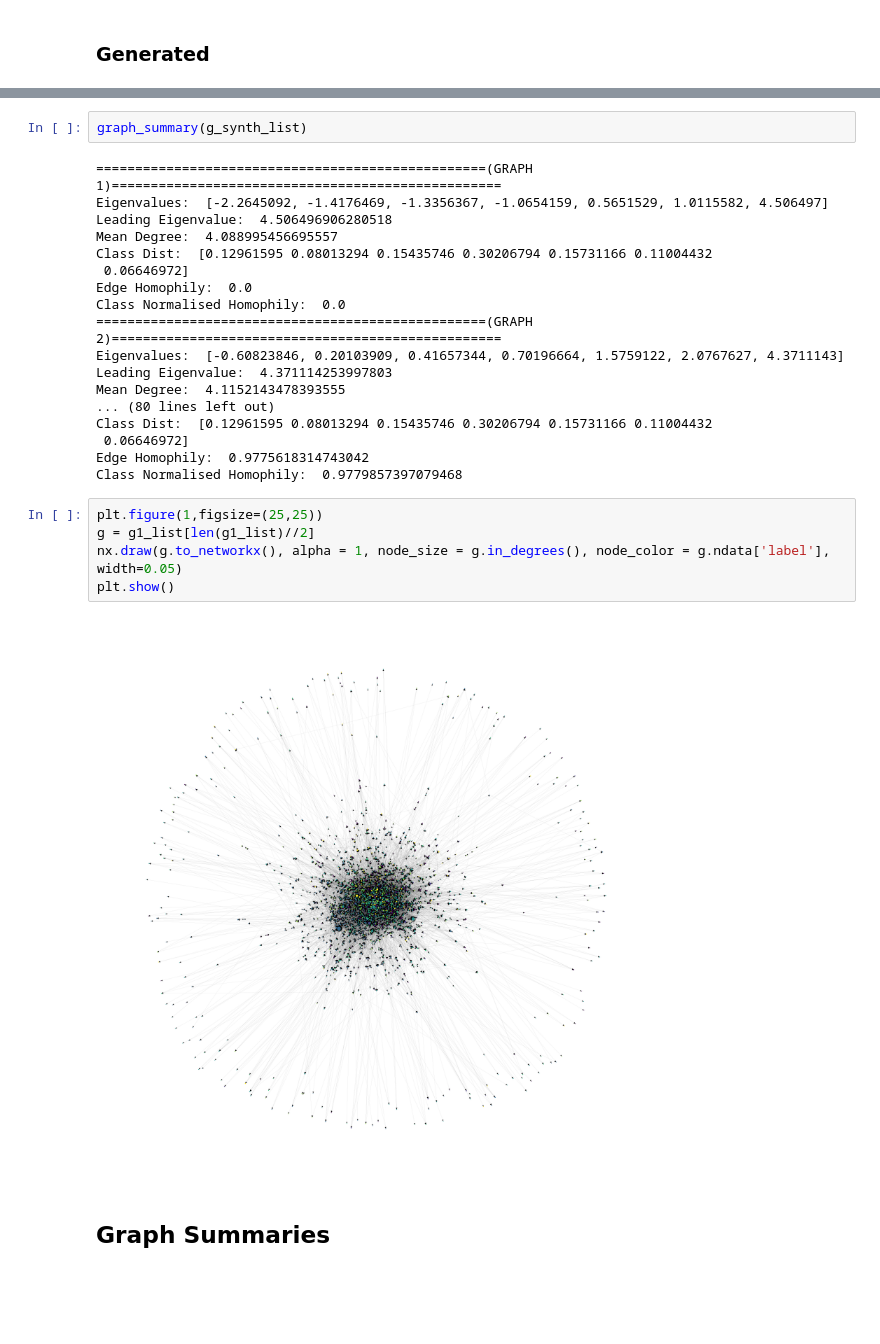
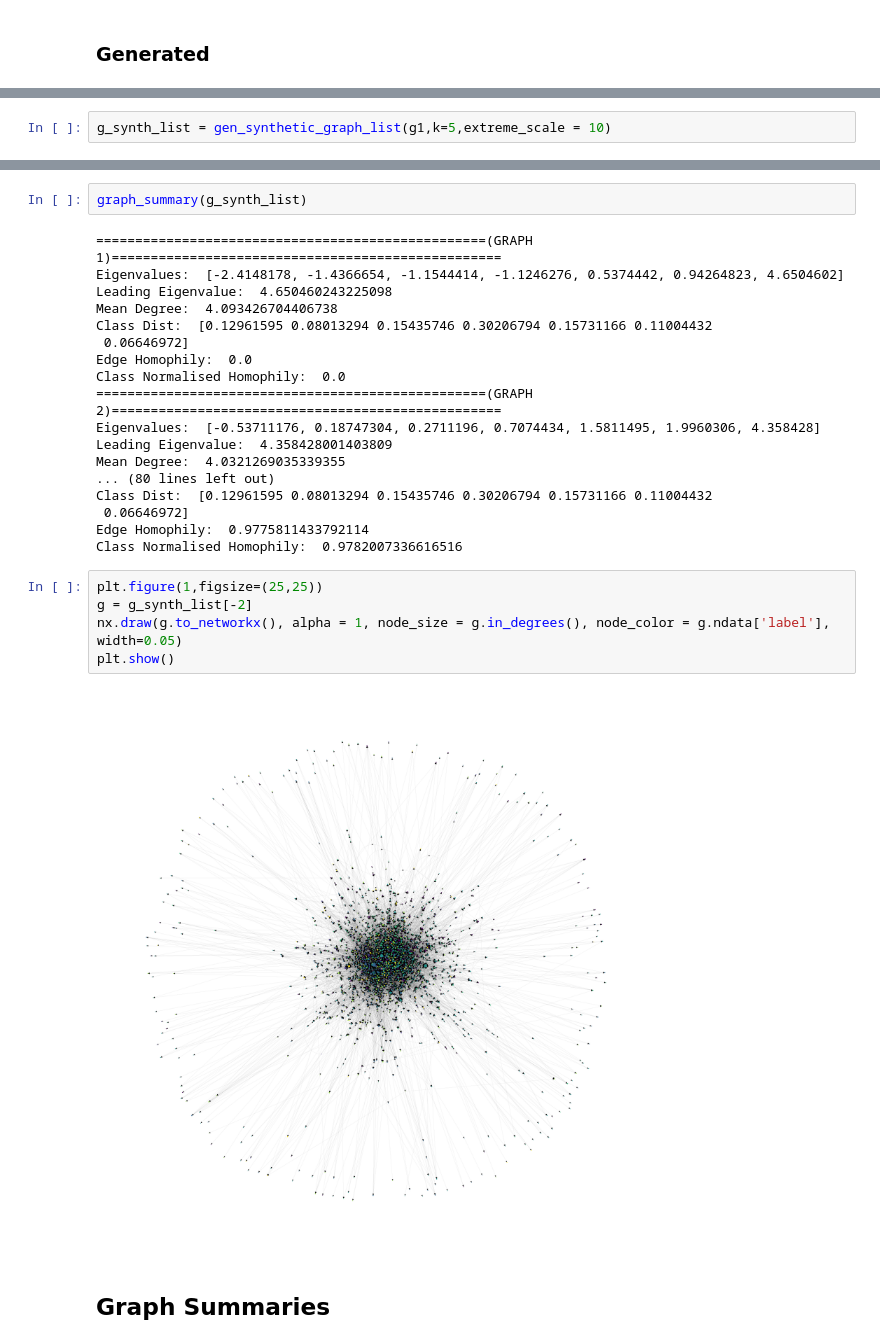
Before and after one commit to jr419/Homophily_Analysis, a Jupyter notebook: Homophily.ipynb, the cells around one changed output, grey strips where cells are left out. Cells and saved outputs as stored; diff of their text form; blank space fills up the shorter version.

```diff
--- a/Homophily.ipynb
+++ b/Homophily.ipynb
@@ -1510,3 +1478,5 @@ g_synth_list = gen_graphs_homophily([0,0.1,0.2,0.3,0.4,0.5,0.6,0.7,0.8,0.9,1,10]
+# %%
+g_synth_list = gen_synthetic_graph_list(g1,k=5,extreme_scale = 10)
 # %%
 plot_degree_distribution_comparison(g_synth_list)
 # %% [output]
@@ -1515,29 +1485,29 @@ plot_degree_distribution_comparison(g_synth_list)
 graph_summary(g_synth_list)
 # %% [output]
 ==================================================(GRAPH 1)==================================================
-Eigenvalues:  [-2.2645092, -1.4176469, -1.3356367, -1.0654159, 0.5651529, 1.0115582, 4.506497]
-Leading Eigenvalue:  4.506496906280518
-Mean Degree:  4.088995456695557
+Eigenvalues:  [-2.4148178, -1.4366654, -1.1544414, -1.1246276, 0.5374442, 0.94264823, 4.6504602]
+Leading Eigenvalue:  4.650460243225098
+Mean Degree:  4.093426704406738
 Class Dist:  [0.12961595 0.08013294 0.15435746 0.30206794 0.15731166 0.11004432
  0.06646972]
 Edge Homophily:  0.0
 Class Normalised Homophily:  0.0
 ==================================================(GRAPH 2)==================================================
-Eigenvalues:  [-0.60823846, 0.20103909, 0.41657344, 0.70196664, 1.5759122, 2.0767627, 4.3711143]
-Leading Eigenvalue:  4.371114253997803
-Mean Degree:  4.1152143478393555
+Eigenvalues:  [-0.53711176, 0.18747304, 0.2711196, 0.7074434, 1.5811495, 1.9960306, 4.358428]
+Leading Eigenvalue:  4.358428001403809
+Mean Degree:  4.0321269035339355
 ... (80 lines left out)
 Class Dist:  [0.12961595 0.08013294 0.15435746 0.30206794 0.15731166 0.11004432
  0.06646972]
-Edge Homophily:  0.9775618314743042
-Class Normalised Homophily:  0.9779857397079468
+Edge Homophily:  0.9775811433792114
+Class Normalised Homophily:  0.9782007336616516
 # %%
 plt.figure(1,figsize=(25,25))
-g = g1_list[len(g1_list)//2]
+g = g_synth_list[-2]
 nx.draw(g.to_networkx(), alpha = 1, node_size = g.in_degrees(), node_color = g.ndata['label'], width=0.05)
 plt.show()
 # %% [output]
-[figure, old version]
+[figure, new version]
 # %% [markdown]
 ## Graph Summaries
 # %%
```
Also changed, not shown: parts of 33 cells of this notebook.
